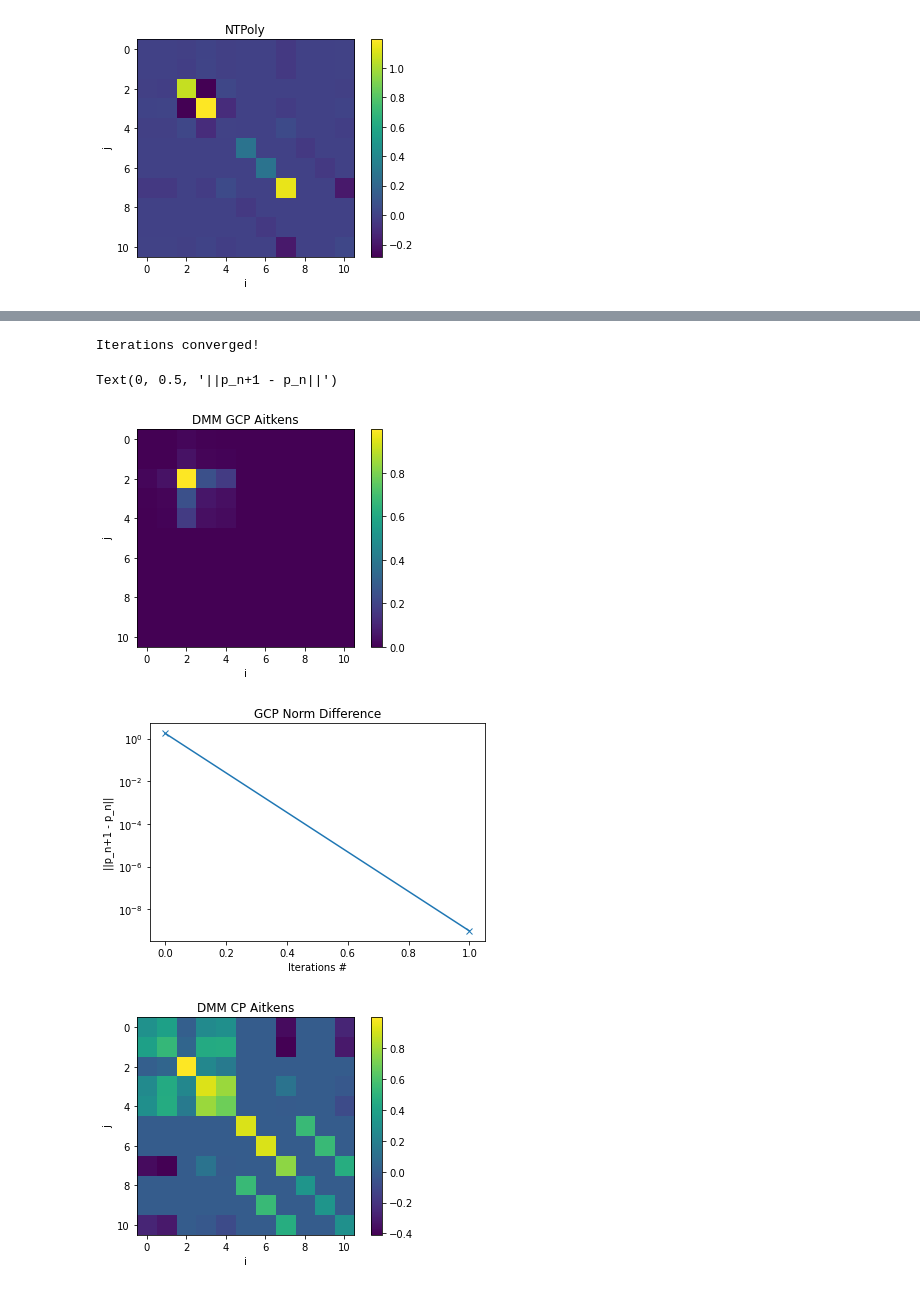
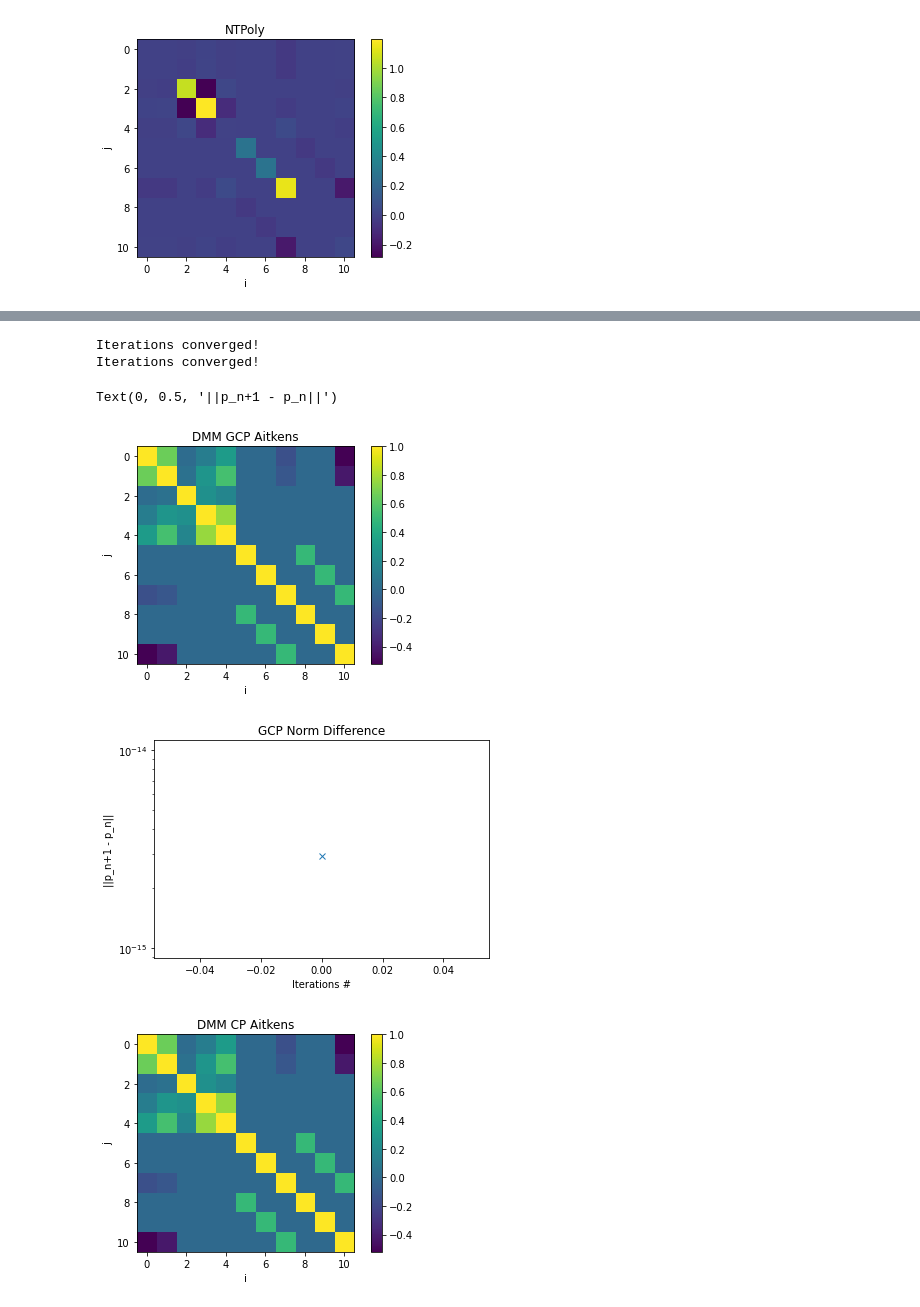
Before and after one commit to jleamer/DMM, a Jupyter notebook: RK4_DMM/non_linear_correction.ipynb, the cells around one changed output, grey strips where cells are left out. Saved outputs shown, nothing was run; the diff lists cells and outputs as text; code cells hidden in the pictures.

```diff
--- a/RK4_DMM/non_linear_correction.ipynb
+++ b/RK4_DMM/non_linear_correction.ipynb
@@ -184,39 +185,40 @@ DMM CP trace:  7.000000000000007
 # %%
 # Perform Aitkens convergence method on DMM methods
 func_args = {'h1e': h1e, 'mf': mf, 'mu': better_mu, 'inv_ovlp': inv_ovlp, 'dbeta': dbeta, 'rk4steps': 1000}
-gcp_aitkens_rho, norm_diff = gcp.aitkens(dmm_gcp, 50, gcp.single_step, func_args)
+gcp_aitkens_rho, norm_diff = gcp.aitkens(dmm_gcp, 50, gcp.single_step, **func_args)
 
 plt.figure(1)
 plt.imshow(gcp_aitkens_rho)
 plt.title("DMM GCP Aitkens")
 plt.xlabel("i")
 plt.ylabel("j")
 plt.colorbar()
 
 plt.figure(2)
 plt.semilogy(norm_diff, 'x-')
 plt.title("GCP Norm Difference")
 plt.xlabel("Iterations #")
 plt.ylabel("||p_n+1 - p_n||")
 
 func_args = {'h1e': h1e, 'mf': mf, 'inv_ovlp': inv_ovlp, 'dbeta': dbeta, 'rk4steps': 1000}
-cp_aitkens_rho, norm_diff = gcp.aitkens(dmm_cp, 50, cp.single_step, func_args)
+cp_aitkens_rho, norm_diff = gcp.aitkens(dmm_cp, 20, cp.single_step, **func_args)
 
 plt.figure(3)
 plt.imshow(cp_aitkens_rho)
 plt.title("DMM CP Aitkens")
 plt.xlabel("i")
 plt.ylabel("j")
 plt.colorbar()
 
 plt.figure(4)
 plt.semilogy(norm_diff, 'x-')
 plt.title("CP Norm Difference")
 plt.xlabel("Iteration #")
 plt.ylabel("||p_n+1 - p_n||")
 # %% [output]
 Iterations converged!
+Iterations converged!
 Text(0, 0.5, '||p_n+1 - p_n||')
-[figure, old version]
+[figure, new version]
-[figure, old version]
+[figure, new version]
-[figure, old version]
+[figure, new version]
```
Also changed, not shown: parts of 20 cells of this notebook, 17 other files.
